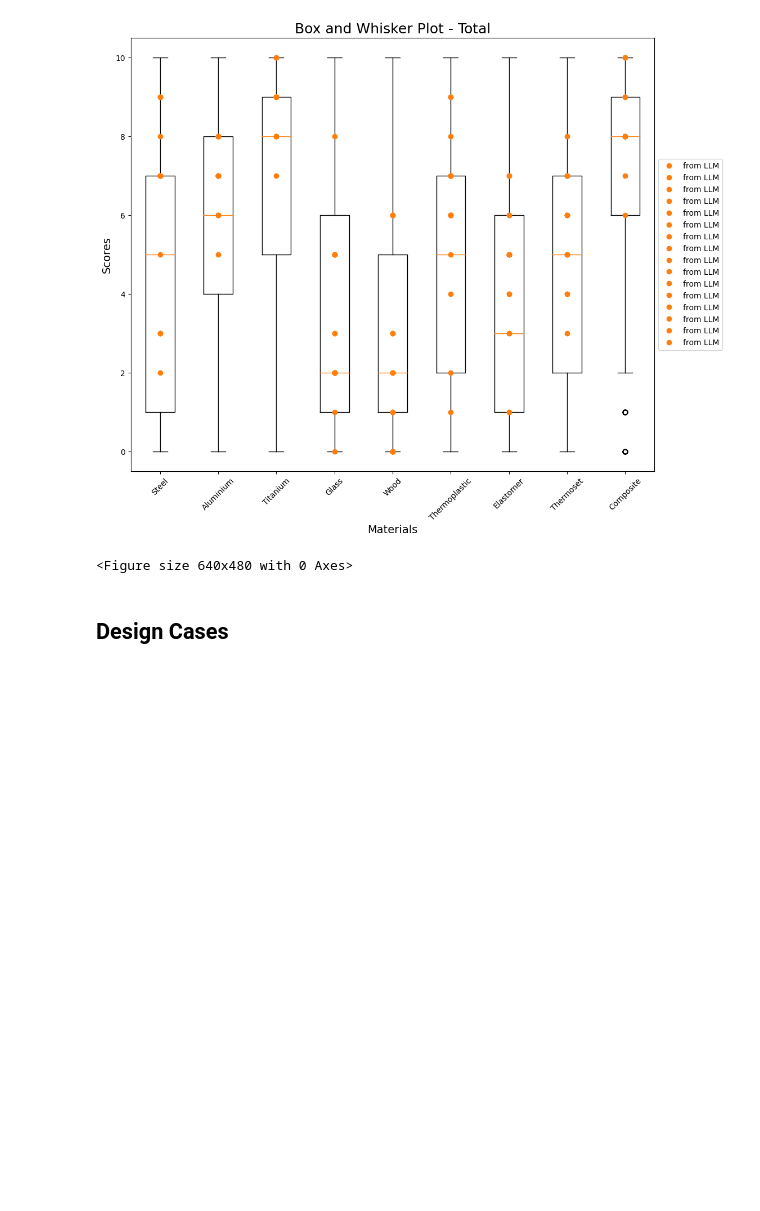
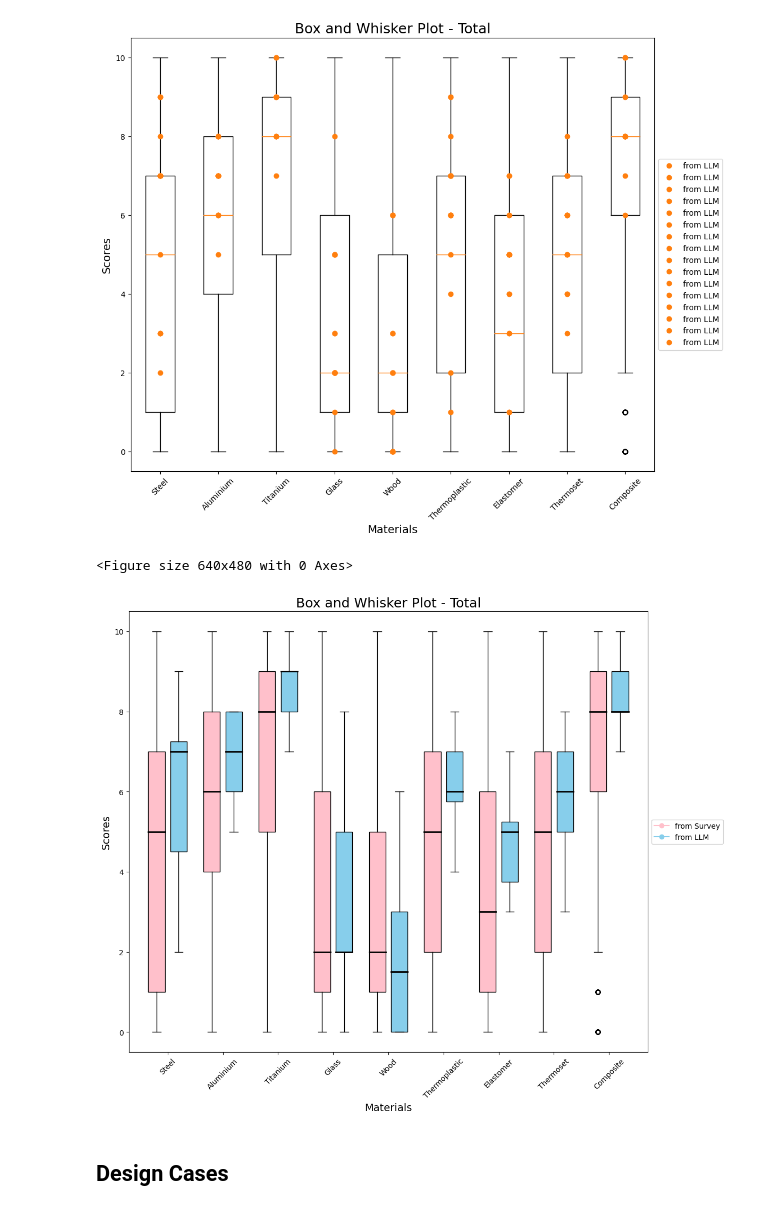
Before and after one commit to cmudrc/LLM-for-Material-Selection, a Jupyter notebook: Comparison Notebooks/SurveyLLM comparison.ipynb, the cells around one changed output. Drawn from its saved outputs; the diff is of its cells as text; code cells hidden in the pictures; blank space fills up the shorter version.

Commit message:
Changed outliers of LLM to be False

```diff
--- a/Comparison Notebooks/SurveyLLM comparison.ipynb
+++ b/Comparison Notebooks/SurveyLLM comparison.ipynb
@@ -2395,6 +2395,47 @@ plt.savefig('/Users/yashpatawari/Desktop/Design Research Collective/LLM for Mate
 [[0, 7, 7, 2, 5, 6, 3, 6, 0, 0, 1, 3, 3, 5, 1, 3, 1, 1, 5, 0, 1, 2, 2, 5, 0, 5, 3, 1, 4, 6, 3, 4, 0, 6, 2, 2, 3, 5, 3, 0, 6, 0, 5, 1, 0, 5, 5, 1, 5, 3, 1, 0, 6, 0, 7, 1, 6, 2, 0, 0, 1, 10, 0, 9, 0, 5, ...
 [figure]
 <Figure size 640x480 with 0 Axes>
+# %%
+
+
+import matplotlib.pyplot as plt
+
+# Assuming list_material_total and material_list_total are defined earlier
+
+survey_labels_total = ['Steel', 'Aluminium', 'Titanium', 'Glass', 'Wood', 'Thermoplastic', 'Elastomer', 'Thermoset', 'Composite']
+
+fig, ax = plt.subplots(figsize=(12, 10))
+
+# Plot boxplot for survey data
+data_survey = [list_material_total[material] for material in survey_labels_total]
+bp = ax.boxplot(data_survey,  positions=[i - 0.2 for i in range(len(survey_labels_total))], widths=0.3,labels=survey_labels_total,patch_artist=True, boxprops=dict(facecolor='pink'))
+
+# Plot boxplot for LLM data
+llm_data_total = [material_list_total['Steel'], material_list_total['Aluminium'], material_list_total['Titanium'], material_list_total['Glass'], material_list_total['Wood'], material_list_total['Thermoplastic'], material_list_total['Elastomer'], material_list_total['Thermoset'], material_list_total['Composite']]
+bp_2 = ax.boxplot(llm_data_total, positions=[i + 0.2 for i in range(len(survey_labels_total))],widths=0.3, patch_artist=True, boxprops=dict(facecolor='skyblue'), showfliers=False)
+
+for median in bp['medians']:
+    median.set(color ='black',linewidth = 2)
+
+for median in bp_2['medians']:
+        median.set(color ='black',linewidth = 2)
+
+ax.set_xticks([i for i in range(len(survey_labels_total))])
+ax.set_xticklabels(survey_labels_total, rotation=45)
+
+ax.set_title('Box and Whisker Plot - Total', fontsize=18)
+ax.set_xlabel('Materials', fontsize=14)
+ax.set_ylabel('Scores', fontsize=14)
+
+# Create custom legends
+survey_legend = plt.Line2D([], [], marker='o', color='pink', label='from Survey')
+llm_legend = plt.Line2D([], [], marker='o', color='skyblue', label='from LLM')
+ax.legend(handles=[survey_legend, llm_legend], loc='center left', bbox_to_anchor=(1, 0.5))
+
+plt.tight_layout()
+plt.show()
+# %% [output]
+[figure, added]
 # %% [markdown]
 ## Design Cases
 # %% [markdown]
```
Also changed, not shown: parts of 11 cells of this notebook.
